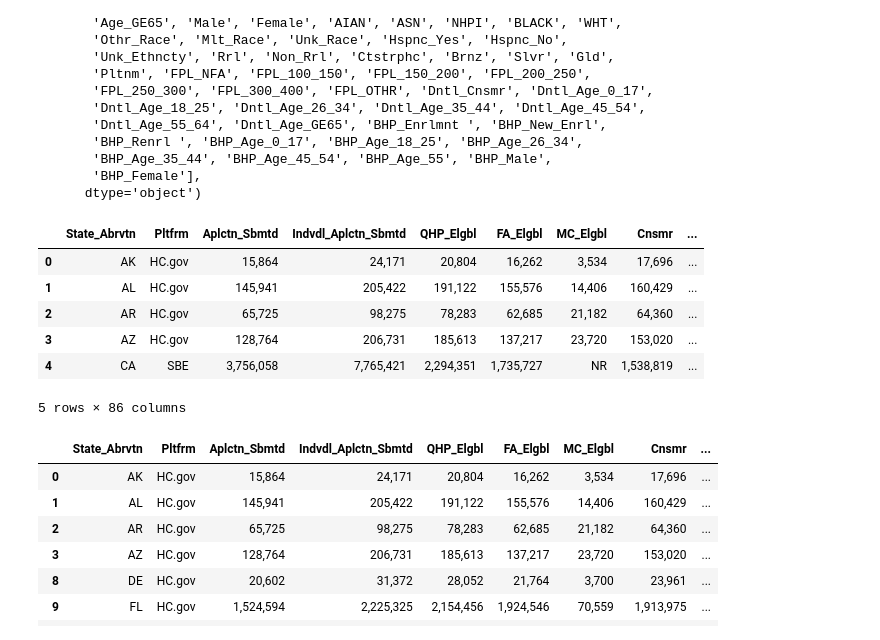
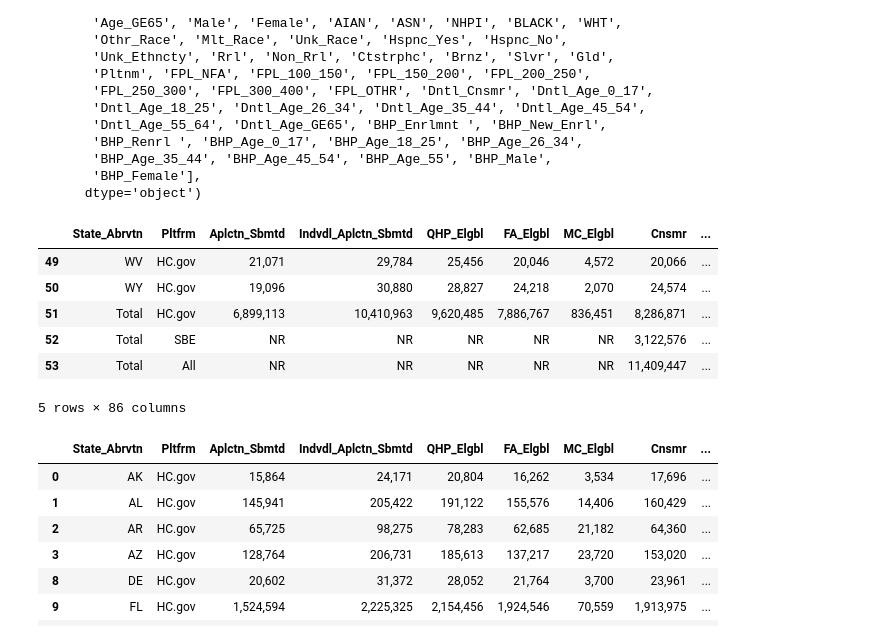
Before and after one commit to jwong853/Insurance_Marketplace_OEP, a Jupyter notebook: notebooks/eda_01.ipynb, the cells around one changed output. Cells and saved outputs as stored; diff of their text form; code cells hidden in the pictures.

```diff
--- a/notebooks/eda_01.ipynb
+++ b/notebooks/eda_01.ipynb
@@ -17,3 +28,3 @@ un_zipFiles('../data/zip_files/', '../data/unzipped/')
 # %%
 import pandas as pd
-df = pd.read_csv('../data/2020 OEP State-Level Public Use File.csv')
+df = pd.read_csv('../data/unzipped/2020 OEP State-Level Public Use File.csv')
@@ -51,14 +58,14 @@ Index(['State_Abrvtn', 'Pltfrm', 'Aplctn_Sbmtd', 'Indvdl_Aplctn_Sbmtd',
        'BHP_Female'],
       dtype='object')
 # %%
-df.head()
+df.tail()
 # %% [output]
 |  | State_Abrvtn | Pltfrm | Aplctn_Sbmtd | Indvdl_Aplctn_Sbmtd | QHP_Elgbl | FA_Elgbl | MC_Elgbl | Cnsmr | ... |
-| 0 | AK | HC.gov | 15,864 | 24,171 | 20,804 | 16,262 | 3,534 | 17,696 | ... |
-| 1 | AL | HC.gov | 145,941 | 205,422 | 191,122 | 155,576 | 14,406 | 160,429 | ... |
-| 2 | AR | HC.gov | 65,725 | 98,275 | 78,283 | 62,685 | 21,182 | 64,360 | ... |
-| 3 | AZ | HC.gov | 128,764 | 206,731 | 185,613 | 137,217 | 23,720 | 153,020 | ... |
-| 4 | CA | SBE | 3,756,058 | 7,765,421 | 2,294,351 | 1,735,727 | NR | 1,538,819 | ... |
+| 49 | WV | HC.gov | 21,071 | 29,784 | 25,456 | 20,046 | 4,572 | 20,066 | ... |
+| 50 | WY | HC.gov | 19,096 | 30,880 | 28,827 | 24,218 | 2,070 | 24,574 | ... |
+| 51 | Total | HC.gov | 6,899,113 | 10,410,963 | 9,620,485 | 7,886,767 | 836,451 | 8,286,871 | ... |
+| 52 | Total | SBE | NR | NR | NR | NR | NR | 3,122,576 | ... |
+| 53 | Total | All | NR | NR | NR | NR | NR | 11,409,447 | ... |
 5 rows × 86 columns
 # %%
 sbe = df[df.Pltfrm == 'SBE']
```
Also changed, not shown: parts of 8 cells of this notebook.
